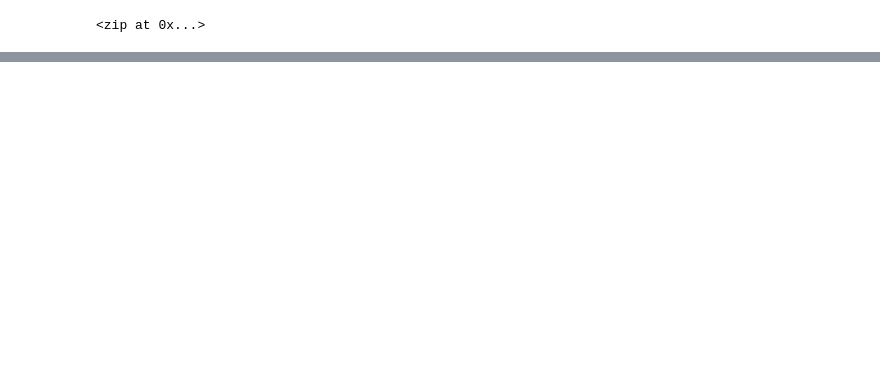
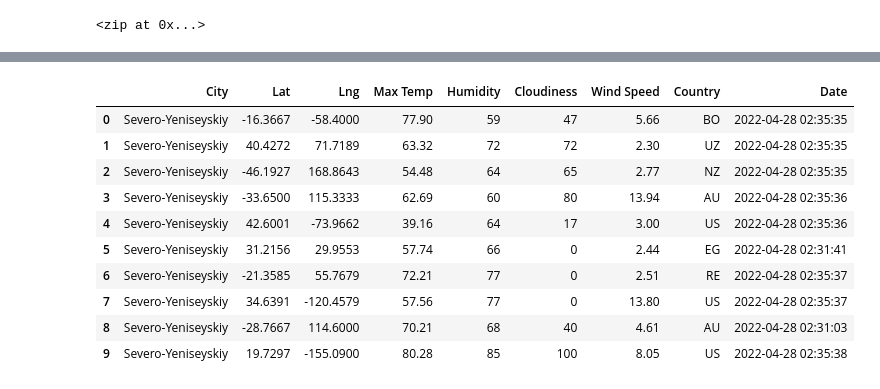
Before and after one commit to sanilveeravu/World_Weather_Analysis, a Jupyter notebook: WeatherPy.ipynb, the cells around one changed output, grey strips where cells are left out. Drawn from its saved outputs; the diff is of its cells as text; code cells hidden in the pictures; blank space fills up the shorter version.

```diff
--- a/WeatherPy.ipynb
+++ b/WeatherPy.ipynb
@@ -60,0 +161,16 @@ len(cities)
+# %%
+# Convert the array of dictionaries to a Pandas DataFrame.
+city_data_df = pd.DataFrame(city_data)
+city_data_df.head(10)
+# %% [output]
+|  | City | Lat | Lng | Max Temp | Humidity | Cloudiness | Wind Speed | Country | Date |
+| 0 | Severo-Yeniseyskiy | -16.3667 | -58.4000 | 77.90 | 59 | 47 | 5.66 | BO | 2022-04-28 02:35:35 |
+| 1 | Severo-Yeniseyskiy | 40.4272 | 71.7189 | 63.32 | 72 | 72 | 2.30 | UZ | 2022-04-28 02:35:35 |
+| 2 | Severo-Yeniseyskiy | -46.1927 | 168.8643 | 54.48 | 64 | 65 | 2.77 | NZ | 2022-04-28 02:35:35 |
+| 3 | Severo-Yeniseyskiy | -33.6500 | 115.3333 | 62.69 | 60 | 80 | 13.94 | AU | 2022-04-28 02:35:36 |
+| 4 | Severo-Yeniseyskiy | 42.6001 | -73.9662 | 39.16 | 64 | 17 | 3.00 | US | 2022-04-28 02:35:36 |
+| 5 | Severo-Yeniseyskiy | 31.2156 | 29.9553 | 57.74 | 66 | 0 | 2.44 | EG | 2022-04-28 02:31:41 |
+| 6 | Severo-Yeniseyskiy | -21.3585 | 55.7679 | 72.21 | 77 | 0 | 2.51 | RE | 2022-04-28 02:35:37 |
+| 7 | Severo-Yeniseyskiy | 34.6391 | -120.4579 | 57.56 | 77 | 0 | 13.80 | US | 2022-04-28 02:35:37 |
+| 8 | Severo-Yeniseyskiy | -28.7667 | 114.6000 | 70.21 | 68 | 40 | 4.61 | AU | 2022-04-28 02:31:03 |
+| 9 | Severo-Yeniseyskiy | 19.7297 | -155.0900 | 80.28 | 85 | 100 | 8.05 | US | 2022-04-28 02:35:38 |
```
Also changed, not shown: parts of 11 cells of this notebook, 3 other files.
